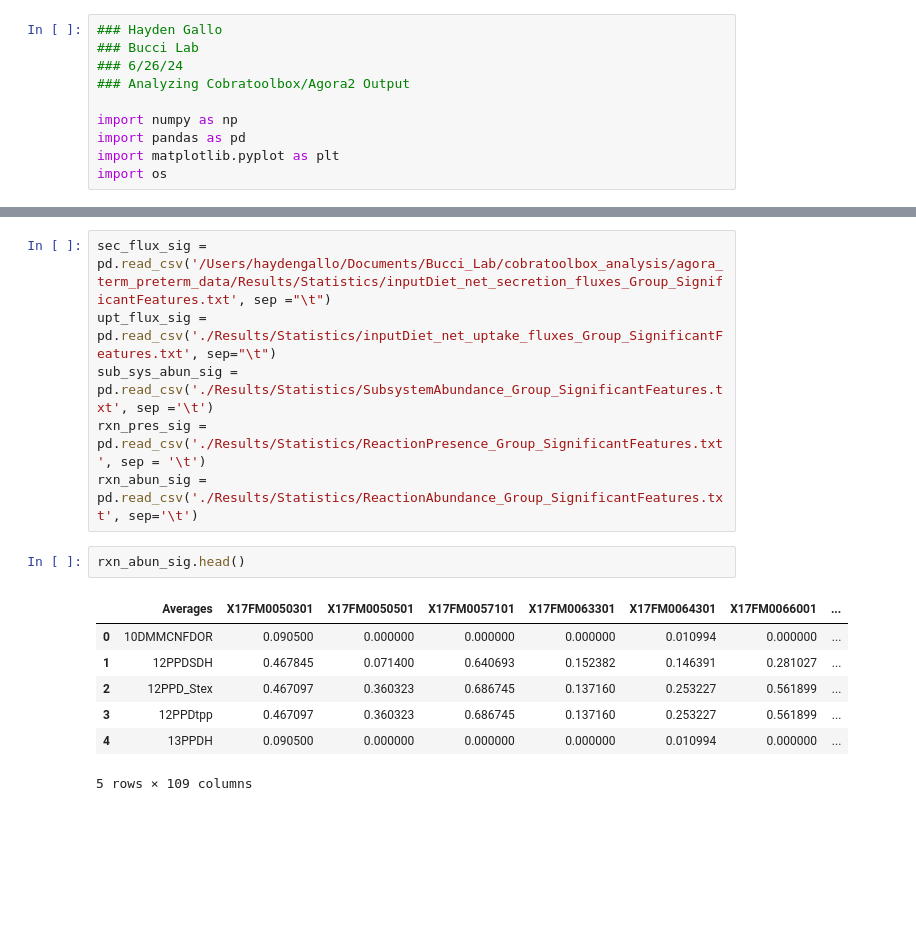
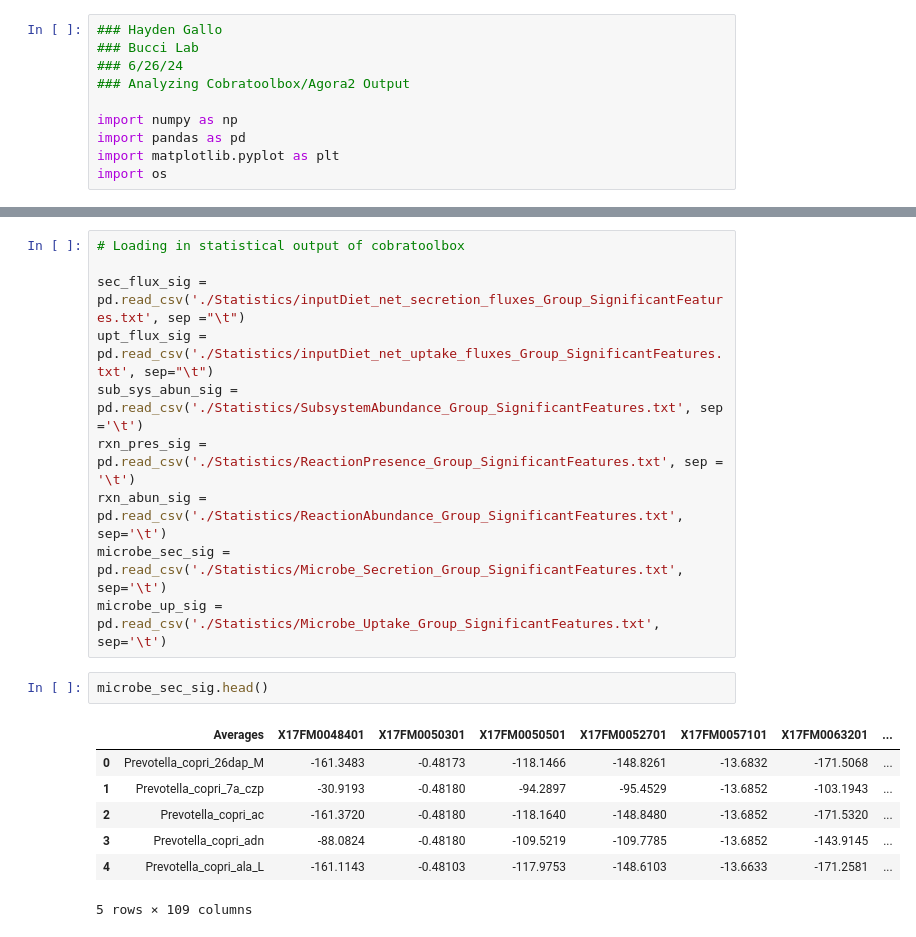
Before and after one commit to haydengallo/agora_analysis, a Jupyter notebook: agora_toolbox_output_analysis.ipynb, the cells around one changed output, grey strips where cells are left out. Cells and saved outputs as stored; diff of their text form; blank space fills up the shorter version.

Commit message:
changes to analysis file

```diff
--- a/agora_toolbox_output_analysis.ipynb
+++ b/agora_toolbox_output_analysis.ipynb
@@ -16,16 +18,20 @@ print(os.getcwd())
 # %%
-sec_flux_sig = pd.read_csv('/Users/haydengallo/Documents/Bucci_Lab/cobratoolbox_analysis/agora_term_preterm_data/Results/Statistics/inputDiet_net_secretion_fluxes_Group_SignificantFeatures.txt', sep ="\t")
-upt_flux_sig = pd.read_csv('./Results/Statistics/inputDiet_net_uptake_fluxes_Group_SignificantFeatures.txt', sep="\t")
-sub_sys_abun_sig = pd.read_csv('./Results/Statistics/SubsystemAbundance_Group_SignificantFeatures.txt', sep ='\t')
-rxn_pres_sig = pd.read_csv('./Results/Statistics/ReactionPresence_Group_SignificantFeatures.txt', sep = '\t')
-rxn_abun_sig = pd.read_csv('./Results/Statistics/ReactionAbundance_Group_SignificantFeatures.txt', sep='\t')
+# Loading in statistical output of cobratoolbox
+
+sec_flux_sig = pd.read_csv('./Statistics/inputDiet_net_secretion_fluxes_Group_SignificantFeatures.txt', sep ="\t")
+upt_flux_sig = pd.read_csv('./Statistics/inputDiet_net_uptake_fluxes_Group_SignificantFeatures.txt', sep="\t")
+sub_sys_abun_sig = pd.read_csv('./Statistics/SubsystemAbundance_Group_SignificantFeatures.txt', sep ='\t')
+rxn_pres_sig = pd.read_csv('./Statistics/ReactionPresence_Group_SignificantFeatures.txt', sep = '\t')
+rxn_abun_sig = pd.read_csv('./Statistics/ReactionAbundance_Group_SignificantFeatures.txt', sep='\t')
+microbe_sec_sig = pd.read_csv('./Statistics/Microbe_Secretion_Group_SignificantFeatures.txt', sep='\t')
+microbe_up_sig = pd.read_csv('./Statistics/Microbe_Uptake_Group_SignificantFeatures.txt', sep='\t')
 # %%
-rxn_abun_sig.head()
+microbe_sec_sig.head()
 # %% [output]
-|  | Averages | X17FM0050301 | X17FM0050501 | X17FM0057101 | X17FM0063301 | X17FM0064301 | X17FM0066001 | ... |
-| 0 | 10DMMCNFDOR | 0.090500 | 0.000000 | 0.000000 | 0.000000 | 0.010994 | 0.000000 | ... |
-| 1 | 12PPDSDH | 0.467845 | 0.071400 | 0.640693 | 0.152382 | 0.146391 | 0.281027 | ... |
-| 2 | 12PPD_Stex | 0.467097 | 0.360323 | 0.686745 | 0.137160 | 0.253227 | 0.561899 | ... |
-| 3 | 12PPDtpp | 0.467097 | 0.360323 | 0.686745 | 0.137160 | 0.253227 | 0.561899 | ... |
-| 4 | 13PPDH | 0.090500 | 0.000000 | 0.000000 | 0.000000 | 0.010994 | 0.000000 | ... |
+|  | Averages | X17FM0048401 | X17FM0050301 | X17FM0050501 | X17FM0052701 | X17FM0057101 | X17FM0063201 | ... |
+| 0 | Prevotella_copri_26dap_M | -161.3483 | -0.48173 | -118.1466 | -148.8261 | -13.6832 | -171.5068 | ... |
+| 1 | Prevotella_copri_7a_czp | -30.9193 | -0.48180 | -94.2897 | -95.4529 | -13.6852 | -103.1943 | ... |
+| 2 | Prevotella_copri_ac | -161.3720 | -0.48180 | -118.1640 | -148.8480 | -13.6852 | -171.5320 | ... |
+| 3 | Prevotella_copri_adn | -88.0824 | -0.48180 | -109.5219 | -109.7785 | -13.6852 | -143.9145 | ... |
+| 4 | Prevotella_copri_ala_L | -161.1143 | -0.48103 | -117.9753 | -148.6103 | -13.6633 | -171.2581 | ... |
 5 rows × 109 columns
```
Also changed, not shown: parts of 13 cells of this notebook, 1 other file.
